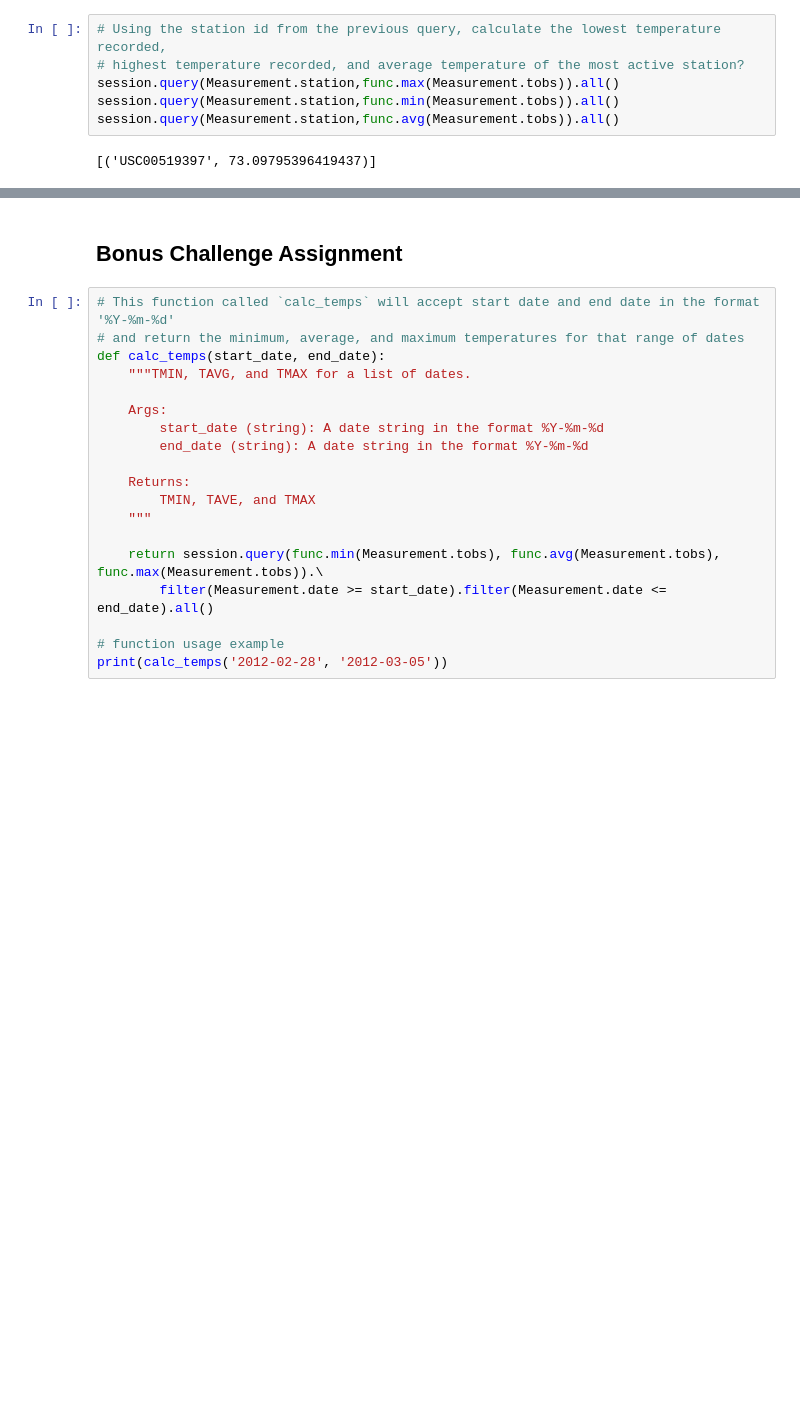
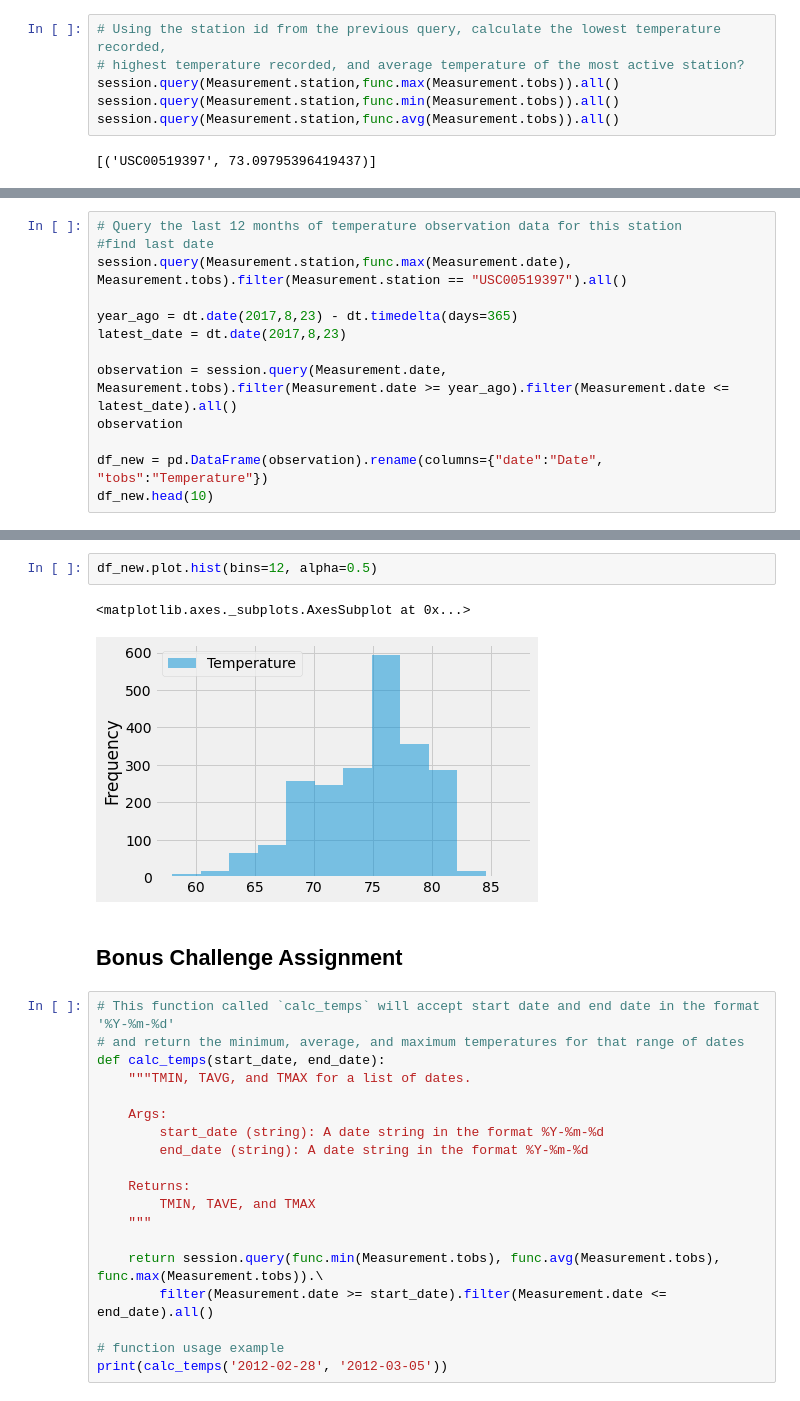
Before and after one commit to jinahporter/sqlalchemy-challenge, a Jupyter notebook: climate_starter.ipynb, the cells around one changed output, grey strips where cells are left out. Drawn from its saved outputs; the diff is of its cells as text; blank space fills up the shorter version.

```diff
--- a/climate_starter.ipynb
+++ b/climate_starter.ipynb
@@ -312,0 +310,13 @@ AttributeError: 'tuple' object has no attribute 'filter'
+# %%
+# Query the last 12 months of temperature observation data for this station
+#find last date
+session.query(Measurement.station,func.max(Measurement.date), Measurement.tobs).filter(Measurement.station == "USC00519397").all()
+
+year_ago = dt.date(2017,8,23) - dt.timedelta(days=365)
+latest_date = dt.date(2017,8,23)
+
+observation = session.query(Measurement.date, Measurement.tobs).filter(Measurement.date >= year_ago).filter(Measurement.date <= latest_date).all()
+observation
+
+df_new = pd.DataFrame(observation).rename(columns={"date":"Date", "tobs":"Temperature"})
+df_new.head(10)
@@ -313,3 +335,8 @@ AttributeError: 'tuple' object has no attribute 'filter'
+# %%
+df_new.plot.hist(bins=12, alpha=0.5)
+# %% [output]
+<matplotlib.axes._subplots.AxesSubplot at 0x...>
+[figure, added]
 # %% [markdown]
 ## Bonus Challenge Assignment
 # %%
```
Also changed, not shown: parts of 5 cells of this notebook, 1 other file.
